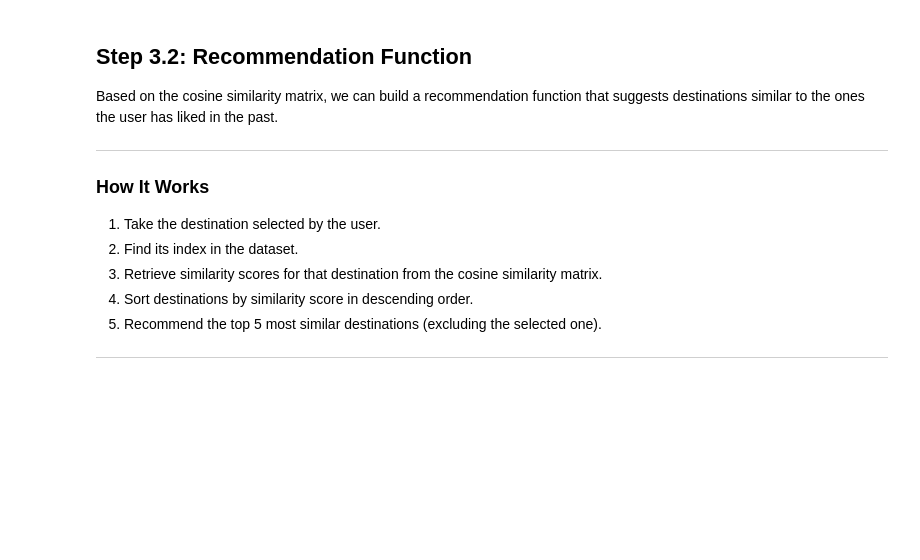
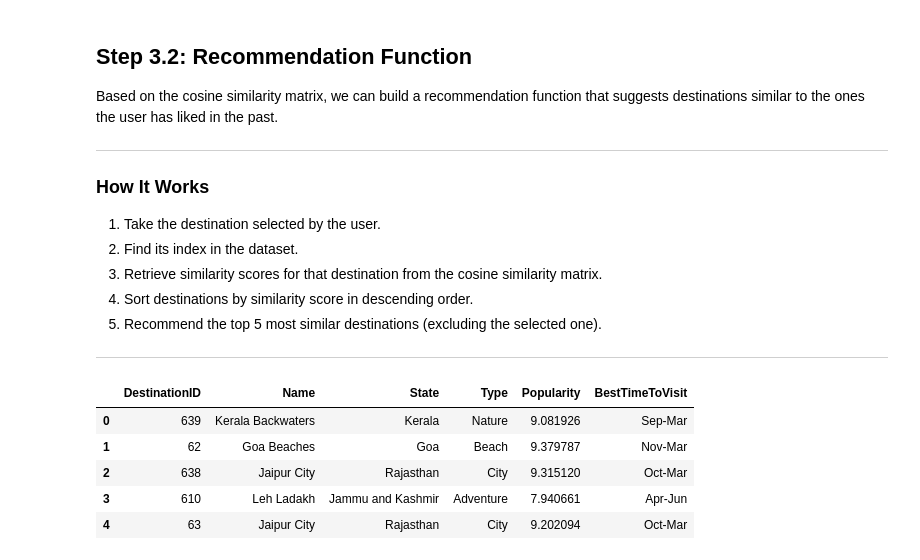
Before and after one commit to aksasit/trip-recommedation-system, a Jupyter notebook: notebooks/travel_recommender.ipynb, the cells around one changed output. Saved outputs shown, nothing was run; the diff lists cells and outputs as text; code cells hidden in the pictures; blank space fills up the shorter version.

```diff
--- a/notebooks/travel_recommender.ipynb
+++ b/notebooks/travel_recommender.ipynb
@@ -253,0 +260,52 @@ Based on the cosine similarity matrix, we can build a recommendation function th
+# %%
+# Define recommendation function
+def recommend_destinations(user_id, user_history_df, destinations_df, cosine_sim):
+    """
+    Recommends top 5 destinations for a given user based on similarity scores.
+
+    Args:
+    - user_id: ID of the user.
+    - user_history_df: User history DataFrame containing 'UserID' and 'DestinationID'.
+    - destinations_df: Destinations DataFrame containing destination details.
+    - cosine_sim: Cosine similarity matrix for destinations.
+
+    Returns:
+    - DataFrame with recommended destinations and their details.
+    """
+
+    # Get the destinations the user has visited
+    visited_destinations = user_history_df[user_history_df['UserID'] == user_id]['DestinationID'].values
+
+    # Calculate similarity scores for visited destinations
+    similar_scores = np.sum(cosine_sim[visited_destinations - 1], axis=0)
+
+    # Recommend the top 5 destinations the user hasn't visited yet
+    recommended_destination_idx = np.argsort(similar_scores)[::-1]
+
+    recommendations = []
+
+    for idx in recommended_destination_idx:
+        if destinations_df.iloc[idx]['DestinationID'] not in visited_destinations:
+            # Append detailed information for each recommendation
+            recommendations.append(destinations_df.iloc[idx][[
+                'DestinationID', 'Name', 'State', 'Type', 'Popularity', 'BestTimeToVisit'
+            ]].to_dict())
+
+        if len(recommendations) >= 5:
+            break
+
+    # Convert recommendations to a DataFrame
+    return pd.DataFrame(recommendations)
+# %%
+# Example: Recommend destinations for user with ID 10
+recommended_destinations = recommend_destinations(50, user_history_df, destinations_df, cosine_sim)
+
+# Display recommendations
+recommended_destinations
+# %% [output]
+|  | DestinationID | Name | State | Type | Popularity | BestTimeToVisit |
+| 0 | 639 | Kerala Backwaters | Kerala | Nature | 9.081926 | Sep-Mar |
+| 1 | 62 | Goa Beaches | Goa | Beach | 9.379787 | Nov-Mar |
+| 2 | 638 | Jaipur City | Rajasthan | City | 9.315120 | Oct-Mar |
+| 3 | 610 | Leh Ladakh | Jammu and Kashmir | Adventure | 7.940661 | Apr-Jun |
+| 4 | 63 | Jaipur City | Rajasthan | City | 9.202094 | Oct-Mar |
```
Also changed, not shown: parts of 20 cells of this notebook, 2 other files.
